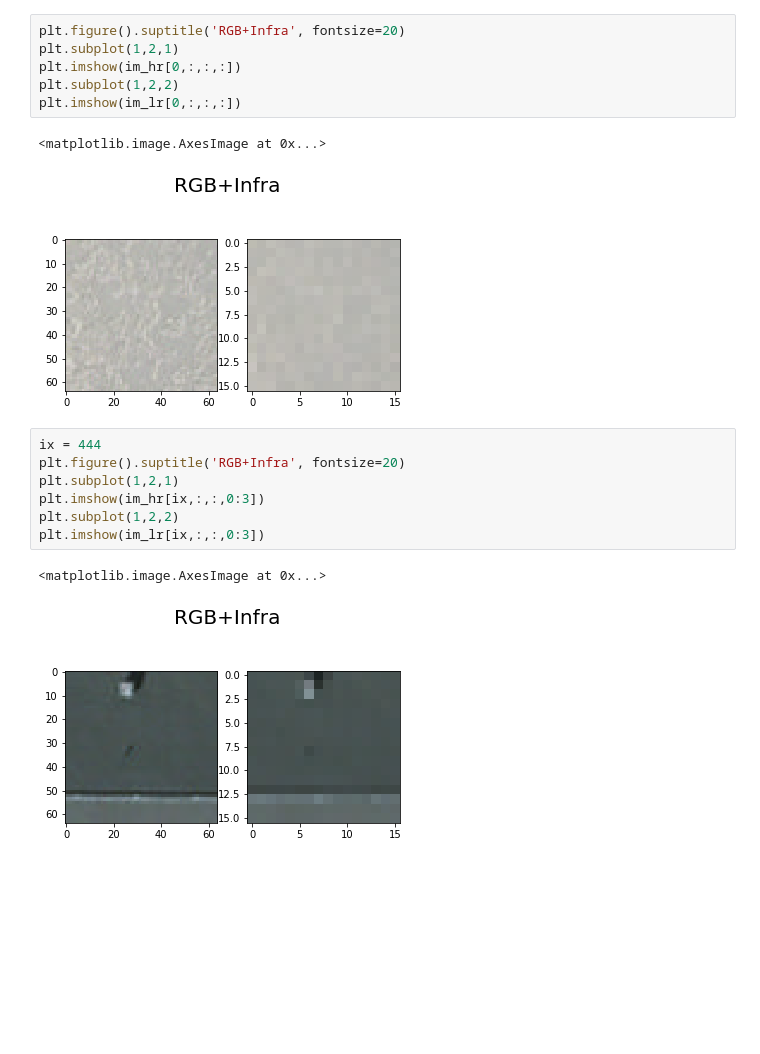
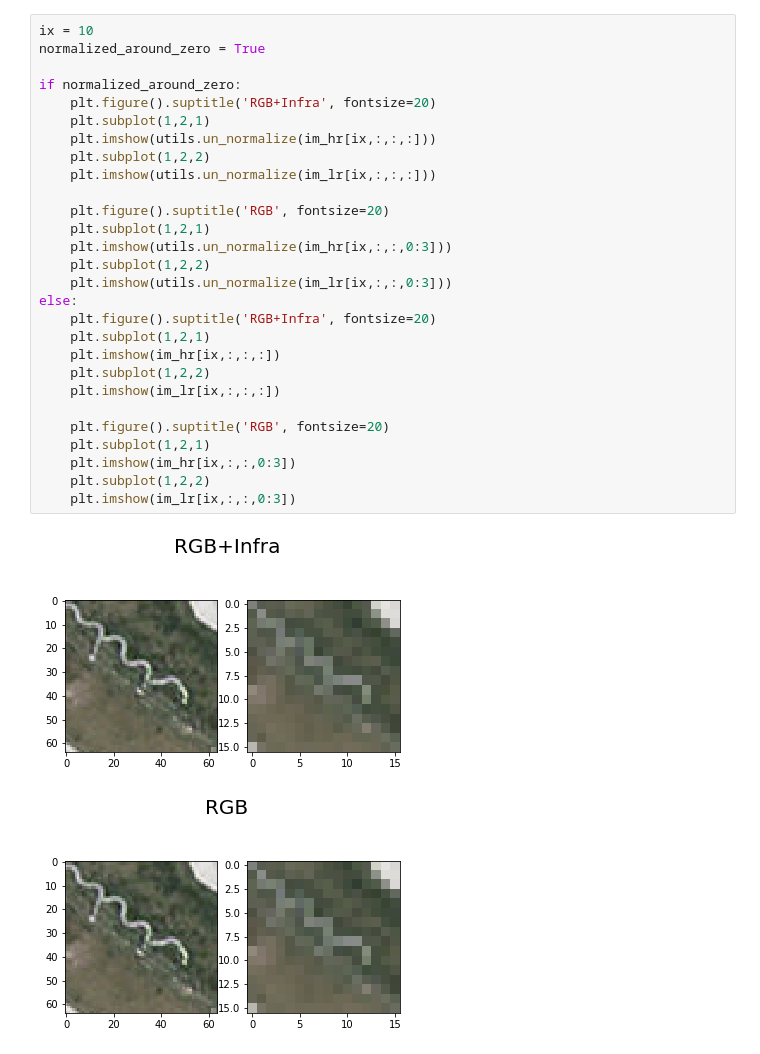
Before and after one commit to mihirsathe/DenseGAN-SuperResolution, a Jupyter notebook: DenseSRGAN/DenseSRGAN_local.ipynb, the cells around one changed output. Cells and saved outputs as stored; diff of their text form; blank space fills up the shorter version.

```diff
--- a/DenseSRGAN/DenseSRGAN_local.ipynb
+++ b/DenseSRGAN/DenseSRGAN_local.ipynb
@@ -315,22 +34,34 @@ Saving files to ./../../data/Vehicules1024/
-# %%
-plt.figure().suptitle('RGB+Infra', fontsize=20)
-plt.subplot(1,2,1)
-plt.imshow(im_hr[0,:,:,:])
-plt.subplot(1,2,2)
-plt.imshow(im_lr[0,:,:,:])
-# %% [output]
-<matplotlib.image.AxesImage at 0x...>
-[figure, removed]
-# %%
-ix = 444
-plt.figure().suptitle('RGB+Infra', fontsize=20)
-plt.subplot(1,2,1)
-plt.imshow(im_hr[ix,:,:,0:3])
-plt.subplot(1,2,2)
-plt.imshow(im_lr[ix,:,:,0:3])
-# %% [output]
-<matplotlib.image.AxesImage at 0x...>
-[figure, removed]
+# %%
+ix = 10
+normalized_around_zero = True
+
+if normalized_around_zero:
+    plt.figure().suptitle('RGB+Infra', fontsize=20)
+    plt.subplot(1,2,1)
+    plt.imshow(utils.un_normalize(im_hr[ix,:,:,:]))
+    plt.subplot(1,2,2)
+    plt.imshow(utils.un_normalize(im_lr[ix,:,:,:]))
+
+    plt.figure().suptitle('RGB', fontsize=20)
+    plt.subplot(1,2,1)
+    plt.imshow(utils.un_normalize(im_hr[ix,:,:,0:3]))
+    plt.subplot(1,2,2)
+    plt.imshow(utils.un_normalize(im_lr[ix,:,:,0:3]))
+else:
+    plt.figure().suptitle('RGB+Infra', fontsize=20)
+    plt.subplot(1,2,1)
+    plt.imshow(im_hr[ix,:,:,:])
+    plt.subplot(1,2,2)
+    plt.imshow(im_lr[ix,:,:,:])
+
+    plt.figure().suptitle('RGB', fontsize=20)
+    plt.subplot(1,2,1)
+    plt.imshow(im_hr[ix,:,:,0:3])
+    plt.subplot(1,2,2)
+    plt.imshow(im_lr[ix,:,:,0:3])
+# %% [output]
+[figure, added]
+[figure, added]
 # %%
 # Prototype the Dense SR GAN
 #from importlib import reload
```
Also changed, not shown: parts of 13 cells of this notebook, 3 other files.
